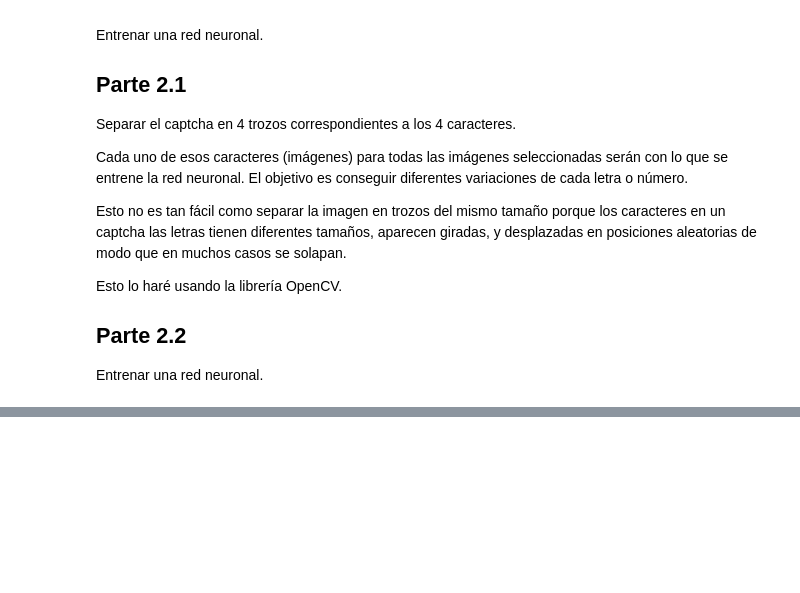
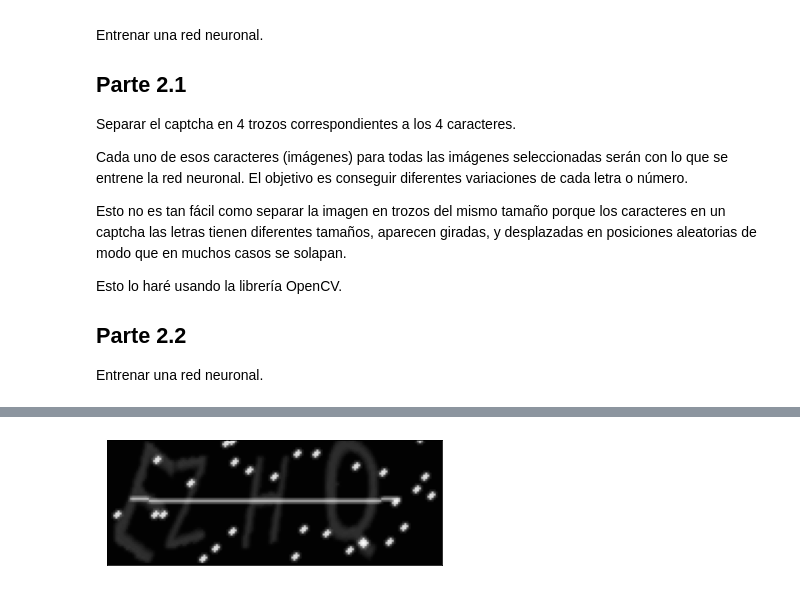
Before and after one commit to rfminguez/w8-proyecto_final-rompe_captcha, a Jupyter notebook: main.ipynb, the cells around one changed output, grey strips where cells are left out. Cells and saved outputs as stored; diff of their text form; code cells hidden in the pictures; blank space fills up the shorter version.

```diff
--- a/main.ipynb
+++ b/main.ipynb
@@ -30,0 +72,7 @@ Entrenar una red neuronal.
+# %%
+# Paso la imagen a blanco y negro
+image = cv2.cvtColor(image.copy(), cv2.COLOR_BGR2GRAY)
+
+show(image)
+# %% [output]
+[figure, added]
```
Also changed, not shown: parts of 16 cells of this notebook, 1 other file.
